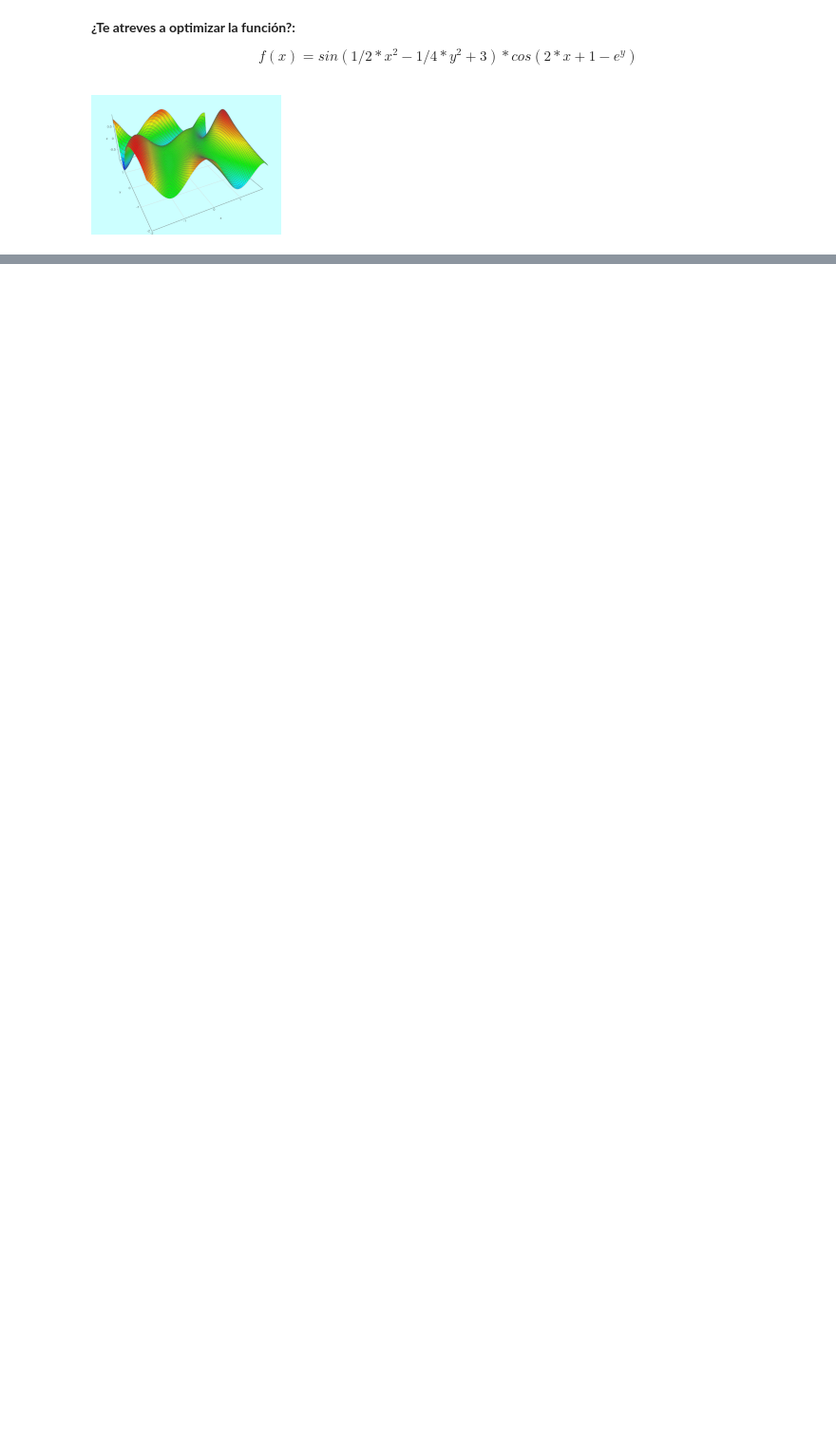
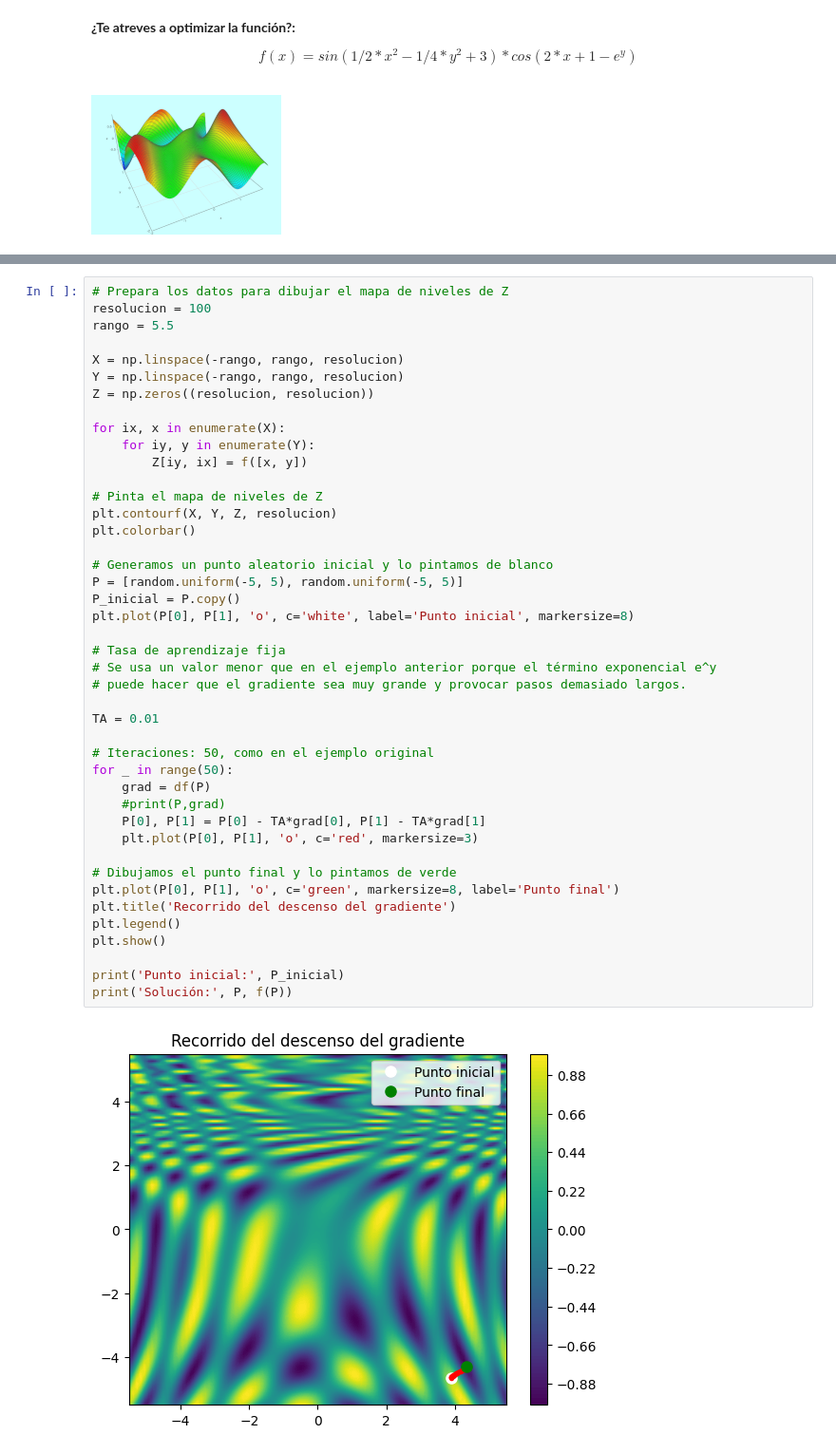
Before and after one commit to silviamoya/03MIAR-Algoritmos-Optimizacion, a Jupyter notebook: Practicas_guiadas/Algoritmos_AG2_actualizado.ipynb, the cells around one changed output, grey strips where cells are left out. Shown at 95% size. Saved outputs shown, nothing was run; the diff lists cells and outputs as text; blank space fills up the shorter version.

```diff
--- a/Practicas_guiadas/Algoritmos_AG2_actualizado.ipynb
+++ b/Practicas_guiadas/Algoritmos_AG2_actualizado.ipynb
@@ -357,0 +390,45 @@ f= lambda X: math.sin(1/2 * X[0]**2 - 1/4 * X[1]**2 + 3) *math.cos(2*X[0] + 1 -
+# %%
+# Prepara los datos para dibujar el mapa de niveles de Z
+resolucion = 100
+rango = 5.5
+
+X = np.linspace(-rango, rango, resolucion)
+Y = np.linspace(-rango, rango, resolucion)
+Z = np.zeros((resolucion, resolucion))
+
+for ix, x in enumerate(X):
+    for iy, y in enumerate(Y):
+        Z[iy, ix] = f([x, y])
+
+# Pinta el mapa de niveles de Z
+plt.contourf(X, Y, Z, resolucion)
+plt.colorbar()
+
+# Generamos un punto aleatorio inicial y lo pintamos de blanco
+P = [random.uniform(-5, 5), random.uniform(-5, 5)]
+P_inicial = P.copy()
+plt.plot(P[0], P[1], 'o', c='white', label='Punto inicial', markersize=8)
+
+# Tasa de aprendizaje fija
+# Se usa un valor menor que en el ejemplo anterior porque el término exponencial e^y
+# puede hacer que el gradiente sea muy grande y provocar pasos demasiado largos.
+
+TA = 0.01
+
+# Iteraciones: 50, como en el ejemplo original
+for _ in range(50):
+    grad = df(P)
+    #print(P,grad)
+    P[0], P[1] = P[0] - TA*grad[0], P[1] - TA*grad[1]
+    plt.plot(P[0], P[1], 'o', c='red', markersize=3)
+
+# Dibujamos el punto final y lo pintamos de verde
+plt.plot(P[0], P[1], 'o', c='green', markersize=8, label='Punto final')
+plt.title('Recorrido del descenso del gradiente')
+plt.legend()
+plt.show()
+
+print('Punto inicial:', P_inicial)
+print('Solución:', P, f(P))
+# %% [output]
+[figure, added]
```
Also changed, not shown: parts of 5 cells of this notebook.
